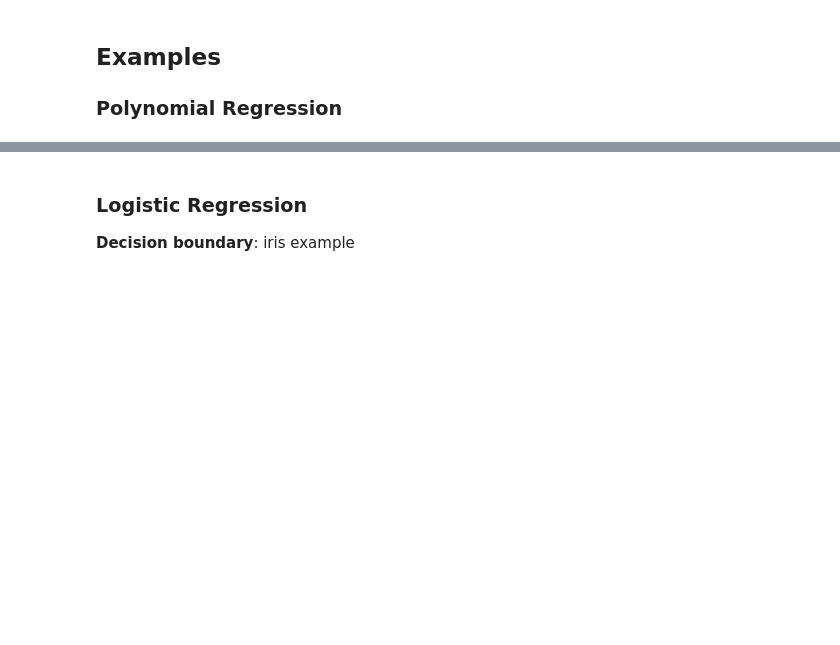
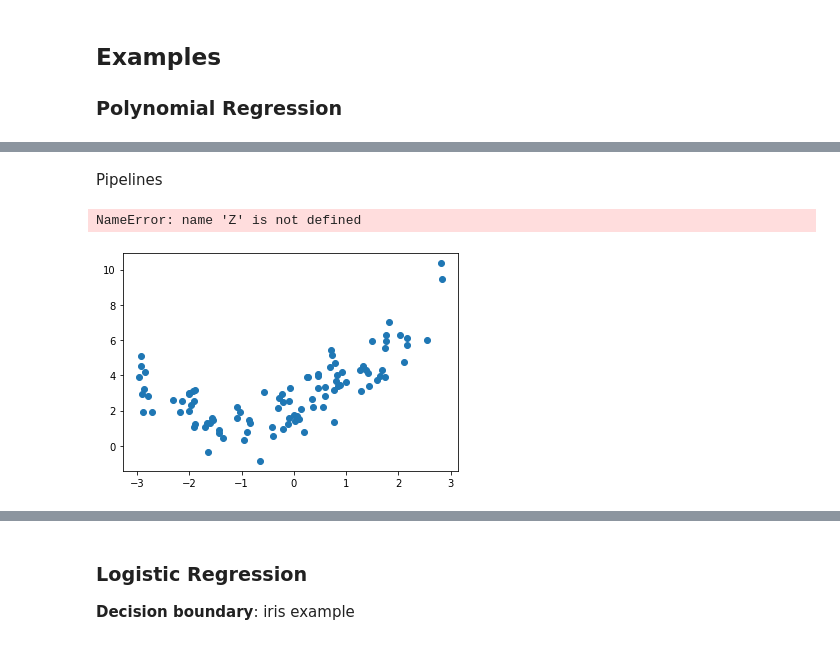
Before and after one commit to biomchen/ml-algorithms, a Jupyter notebook: 2_Nonlinear_Models.ipynb, the cells around one changed output, grey strips where cells are left out. Cells and saved outputs as stored; diff of their text form; code cells hidden in the pictures; blank space fills up the shorter version.

```diff
--- a/2_Nonlinear_Models.ipynb
+++ b/2_Nonlinear_Models.ipynb
@@ -108,0 +184,14 @@ The Mean Squared Error measures the average of the squares of errors, that is, t
+# %% [markdown]
+Pipelines
+# %%
+from sklearn.pipeline import Pipeline
+from sklearn.preprocessing import StandardScaler
+Input=[('scale',StandardScaler()),
+       ('polynomial', PolynomialFeatures(include_bias=False)),
+       ('model', LinearRegression())]
+
+pipe=Pipeline(Input)
+pipe.fit(Z,y)
+ypipe=pipe.predict(Z)
+# %% [output]
+NameError: name 'Z' is not defined
@@ -108,0 +203,8 @@ The Mean Squared Error measures the average of the squares of errors, that is, t
+# %%
+m = 100
+X = 6 * np.random.rand(m, 1) - 3
+y = 0.5 * X**2 + X + 2 + np.random.randn(m, 1)
+plt.scatter(X, y)
+plt.show()
+# %% [output]
+[figure, added]
```
Also changed, not shown: parts of 16 cells of this notebook, 1 other file.
